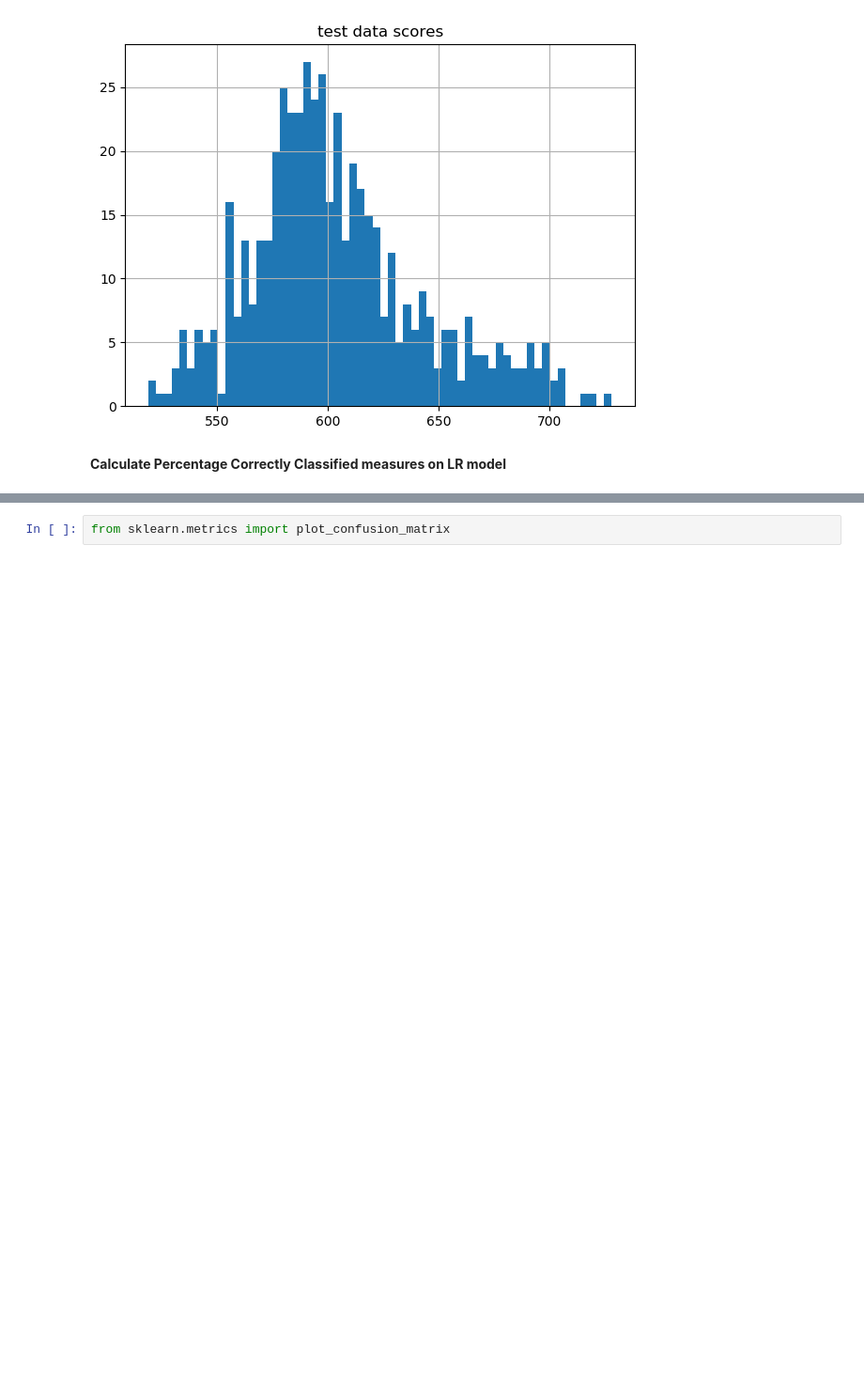
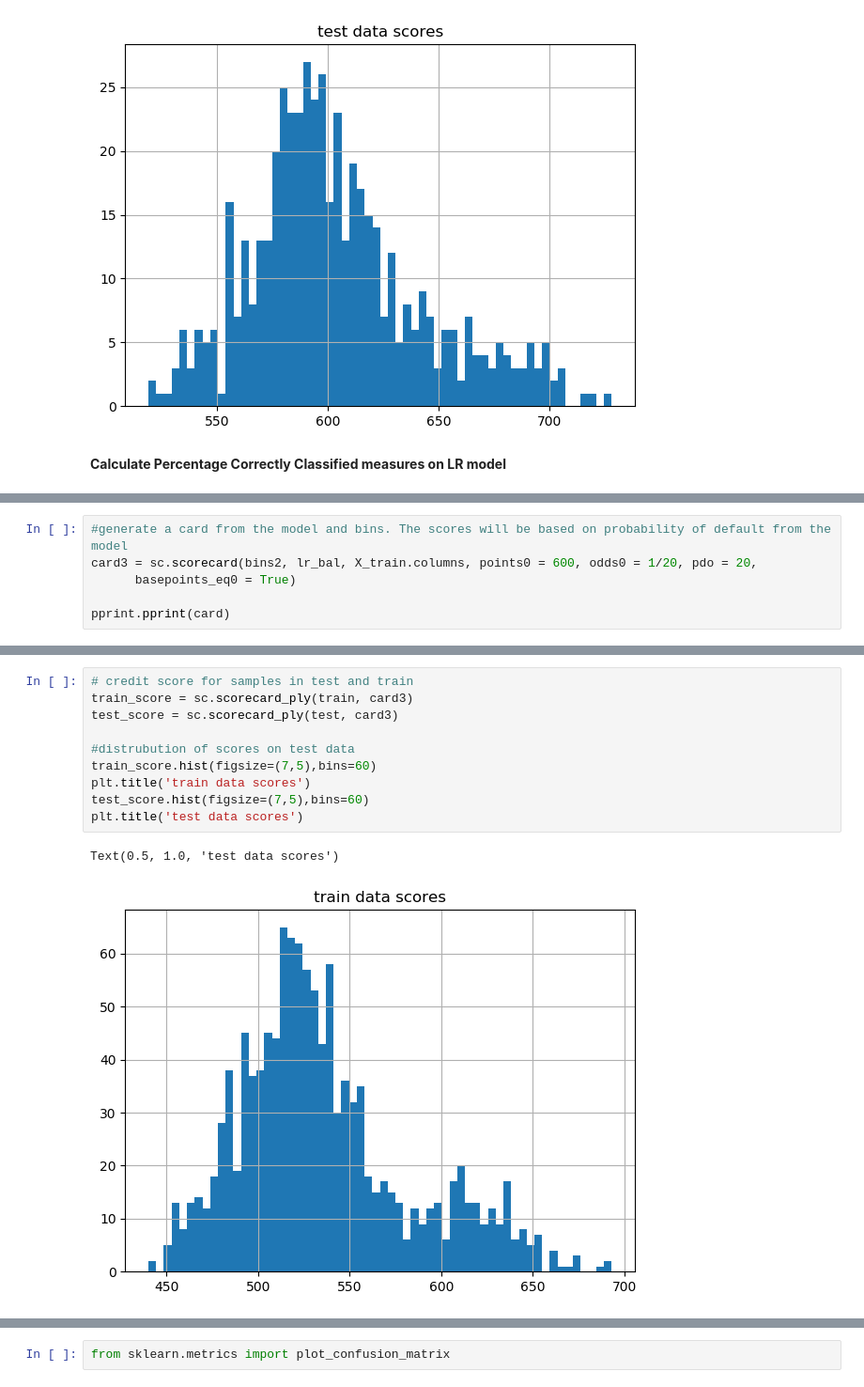
Before and after one commit to traveltheworldwithaflaskoftea/FA_Project, a Jupyter notebook: shiting_draft6.ipynb, the cells around one changed output, grey strips where cells are left out. Shown at 94% size. Saved outputs shown, nothing was run; the diff lists cells and outputs as text; blank space fills up the shorter version.

```diff
--- a/shiting_draft6.ipynb
+++ b/shiting_draft6.ipynb
@@ -1119,0 +1166,6 @@ weighted avg       1.00      0.92      0.96       514
+# %%
+#generate a card from the model and bins. The scores will be based on probability of default from the model
+card3 = sc.scorecard(bins2, lr_bal, X_train.columns, points0 = 600, odds0 = 1/20, pdo = 20,
+      basepoints_eq0 = True)
+
+pprint.pprint(card)
@@ -1119,0 +1190,13 @@ weighted avg       1.00      0.92      0.96       514
+# %%
+# credit score for samples in test and train
+train_score = sc.scorecard_ply(train, card3)
+test_score = sc.scorecard_ply(test, card3)
+
+#distrubution of scores on test data
+train_score.hist(figsize=(7,5),bins=60)
+plt.title('train data scores')
+test_score.hist(figsize=(7,5),bins=60)
+plt.title('test data scores')
+# %% [output]
+Text(0.5, 1.0, 'test data scores')
+[figure, added]
```
Also changed, not shown: parts of 26 cells of this notebook.
